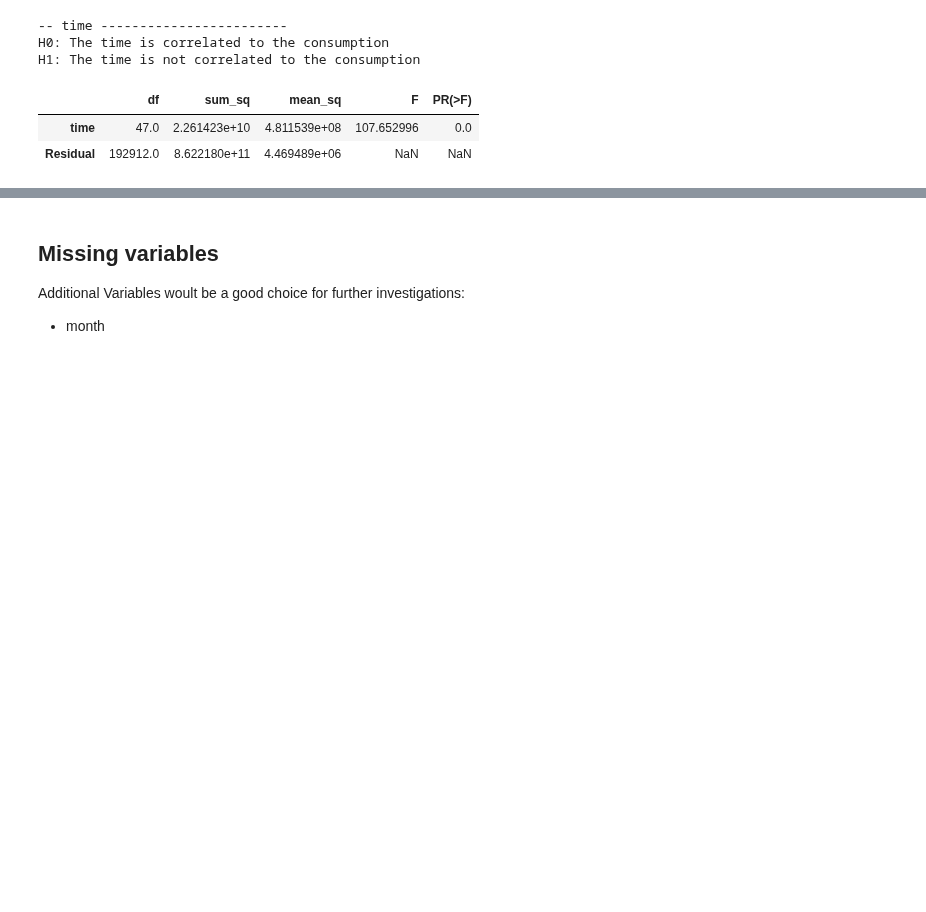
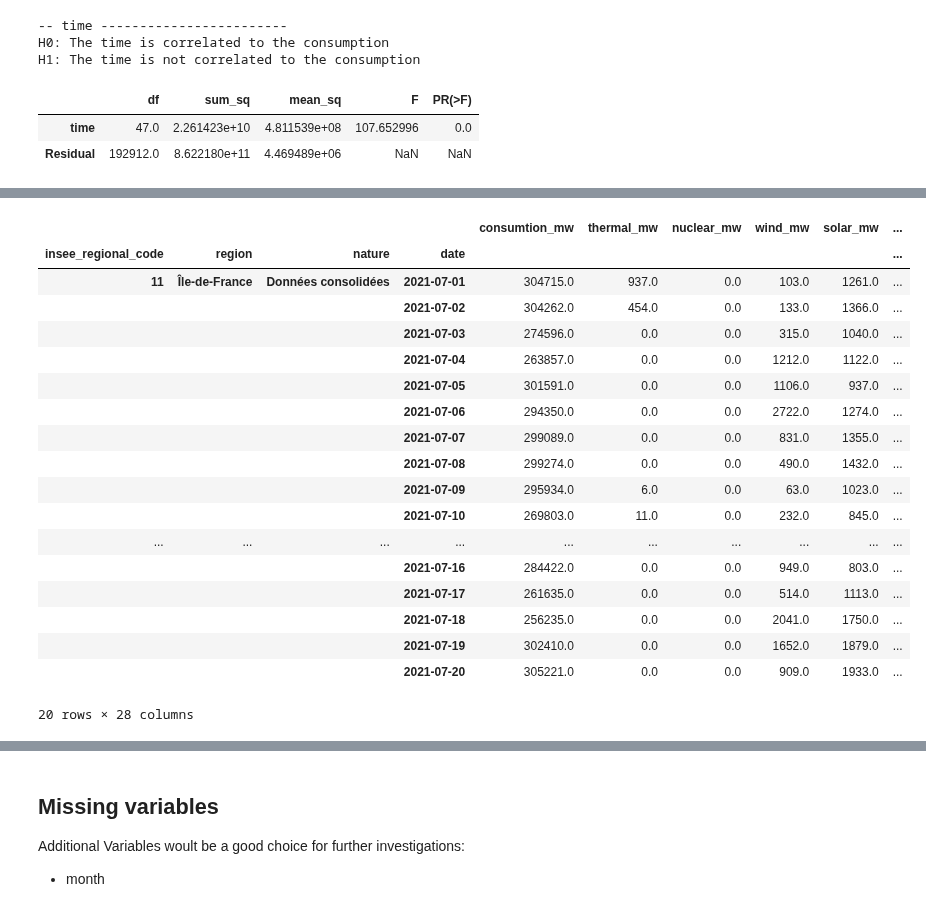
Before and after one commit to ergunes/dataproject, a Jupyter notebook: Energy Project Reference Notebook.ipynb, the cells around one changed output, grey strips where cells are left out. Cells and saved outputs as stored; diff of their text form; code cells hidden in the pictures; blank space fills up the shorter version.

Commit message:
Replacement of null values Grouping data on a daily base Normalize numerical values

```diff
--- a/Energy Project Reference Notebook.ipynb
+++ b/Energy Project Reference Notebook.ipynb
@@ -501,0 +505,4 @@ There are still a number of variables with a significant number of missing value
+# %%
+mean = df_project.mean()
+df_project.fillna(mean, inplace=True)
+df_project.isna().sum()
@@ -501,0 +530,24 @@ There are still a number of variables with a significant number of missing value
+# %%
+df_daily = df_project.drop(['time', 'datetime'], axis = 1)
+df_daily = df_daily.groupby(['insee_regional_code', 'region', 'nature', 'date']).sum()
+df_daily.head(20)
+# %% [output]
+|  |  |  |  | consumtion_mw | thermal_mw | nuclear_mw | wind_mw | solar_mw | ... |
+| insee_regional_code | region | nature | date |  |  |  |  |  | ... |
+| 11 | Île-de-France | Données consolidées | 2021-07-01 | 304715.0 | 937.0 | 0.0 | 103.0 | 1261.0 | ... |
+|  |  |  | 2021-07-02 | 304262.0 | 454.0 | 0.0 | 133.0 | 1366.0 | ... |
+|  |  |  | 2021-07-03 | 274596.0 | 0.0 | 0.0 | 315.0 | 1040.0 | ... |
+|  |  |  | 2021-07-04 | 263857.0 | 0.0 | 0.0 | 1212.0 | 1122.0 | ... |
+|  |  |  | 2021-07-05 | 301591.0 | 0.0 | 0.0 | 1106.0 | 937.0 | ... |
+|  |  |  | 2021-07-06 | 294350.0 | 0.0 | 0.0 | 2722.0 | 1274.0 | ... |
+|  |  |  | 2021-07-07 | 299089.0 | 0.0 | 0.0 | 831.0 | 1355.0 | ... |
+|  |  |  | 2021-07-08 | 299274.0 | 0.0 | 0.0 | 490.0 | 1432.0 | ... |
+|  |  |  | 2021-07-09 | 295934.0 | 6.0 | 0.0 | 63.0 | 1023.0 | ... |
+|  |  |  | 2021-07-10 | 269803.0 | 11.0 | 0.0 | 232.0 | 845.0 | ... |
+| ... | ... | ... | ... | ... | ... | ... | ... | ... | ... |
+|  |  |  | 2021-07-16 | 284422.0 | 0.0 | 0.0 | 949.0 | 803.0 | ... |
+|  |  |  | 2021-07-17 | 261635.0 | 0.0 | 0.0 | 514.0 | 1113.0 | ... |
+|  |  |  | 2021-07-18 | 256235.0 | 0.0 | 0.0 | 2041.0 | 1750.0 | ... |
+|  |  |  | 2021-07-19 | 302410.0 | 0.0 | 0.0 | 1652.0 | 1879.0 | ... |
+|  |  |  | 2021-07-20 | 305221.0 | 0.0 | 0.0 | 909.0 | 1933.0 | ... |
+20 rows × 28 columns
```
Also changed, not shown: parts of 5 cells of this notebook.
